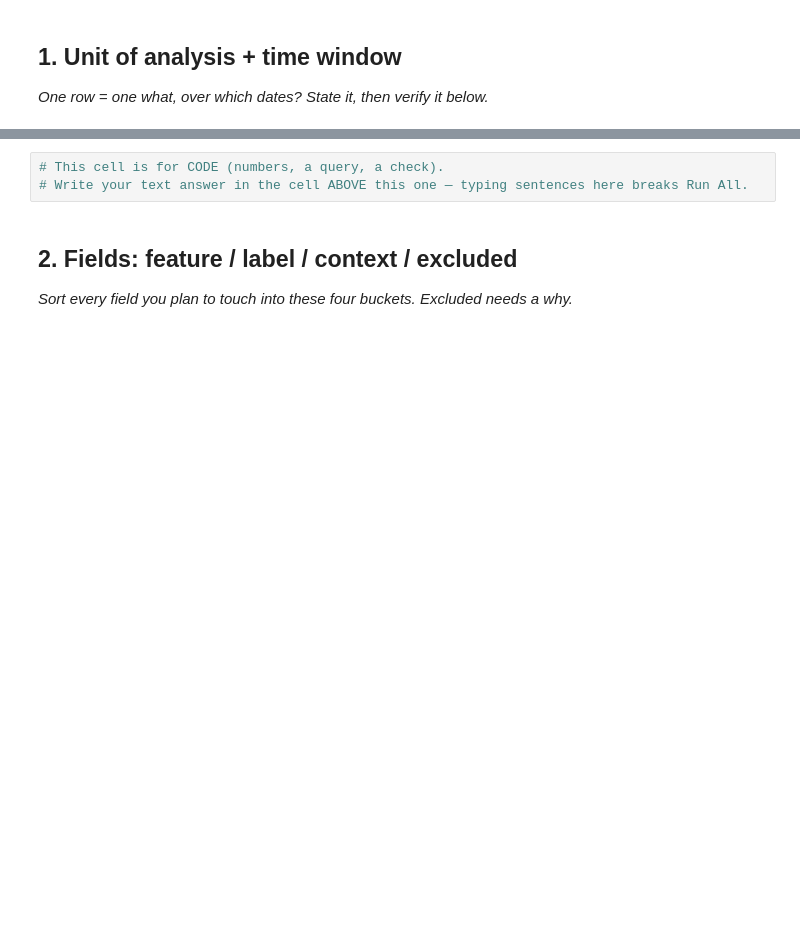
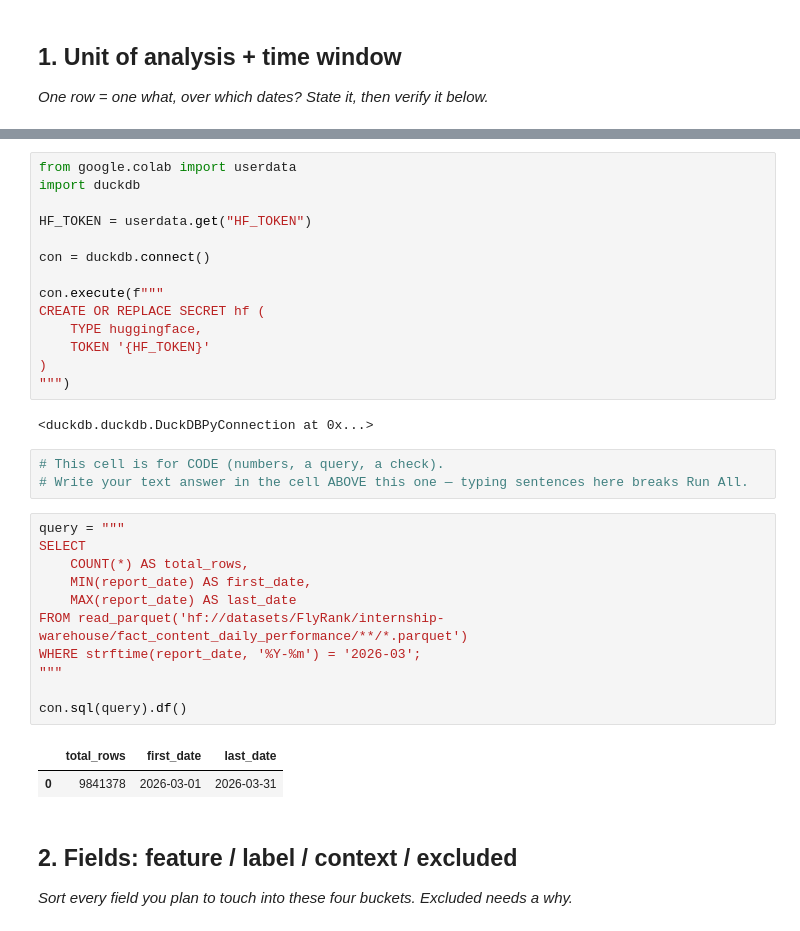
Before and after one commit to Avinish4945/flyRank, a Jupyter notebook: work/notebooks/w03_data_contract.ipynb, the cells around one changed output, grey strips where cells are left out. Drawn from its saved outputs; the diff is of its cells as text; blank space fills up the shorter version.

```diff
--- a/work/notebooks/w03_data_contract.ipynb
+++ b/work/notebooks/w03_data_contract.ipynb
@@ -13,6 +21,36 @@ This skeleton is yours to fill. Work the sections **in order** — each one has
+# %%
+from google.colab import userdata
+import duckdb
+
+HF_TOKEN = userdata.get("HF_TOKEN")
+
+con = duckdb.connect()
+
+con.execute(f"""
+CREATE OR REPLACE SECRET hf (
+    TYPE huggingface,
+    TOKEN '{HF_TOKEN}'
+)
+""")
+# %% [output]
+<duckdb.duckdb.DuckDBPyConnection at 0x...>
 # %%
 # This cell is for CODE (numbers, a query, a check).
 # Write your text answer in the cell ABOVE this one — typing sentences here breaks Run All.
+# %%
+query = """
+SELECT
+    COUNT(*) AS total_rows,
+    MIN(report_date) AS first_date,
+    MAX(report_date) AS last_date
+FROM read_parquet('hf://datasets/FlyRank/internship-warehouse/fact_content_daily_performance/**/*.parquet')
+WHERE strftime(report_date, '%Y-%m') = '2026-03';
+"""
+
+con.sql(query).df()
+# %% [output]
+|  | total_rows | first_date | last_date |
+| 0 | 9841378 | 2026-03-01 | 2026-03-31 |
 # %% [markdown]
 ## 2. Fields: feature / label / context / excluded
 
```
Also changed, not shown: parts of 11 cells of this notebook.
